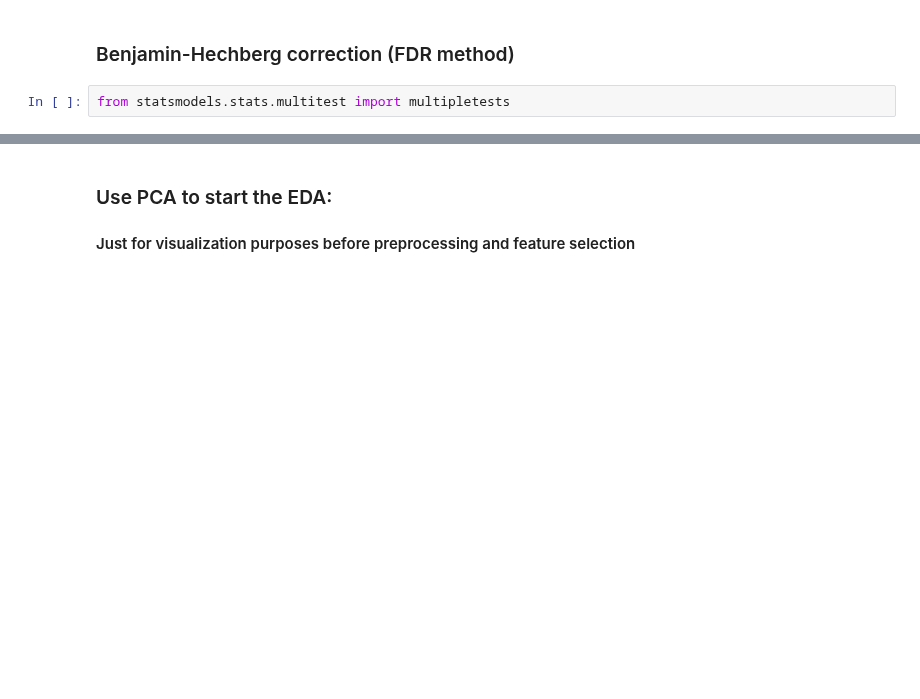
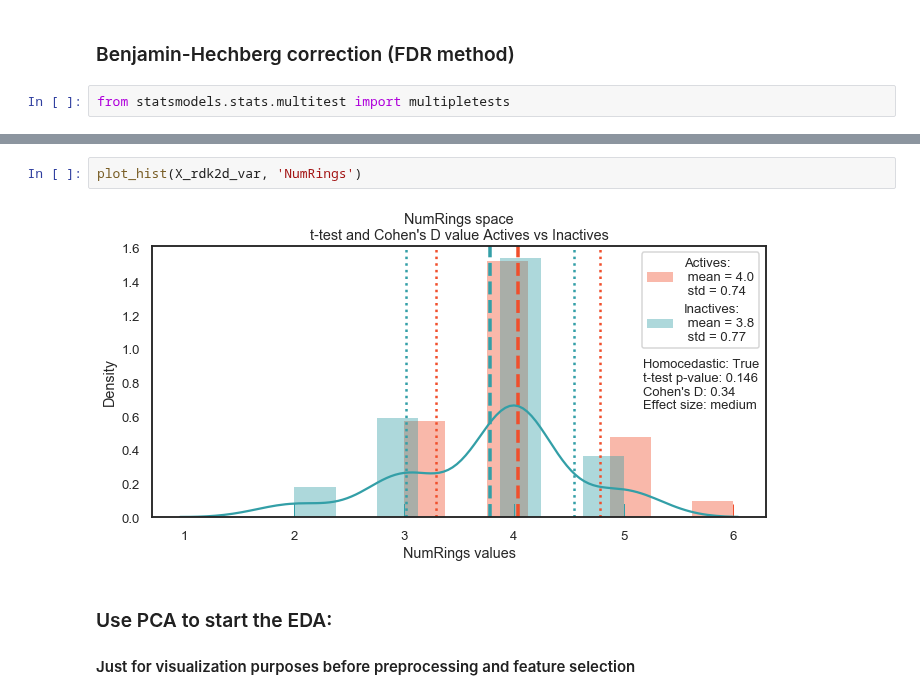
Before and after one commit to jRicciL/ERK2_notebooks, a Jupyter notebook: X_Reviewing_Fourches_work/7_2DRDKit_Analysis.ipynb, the cells around one changed output, grey strips where cells are left out. Saved outputs shown, nothing was run; the diff lists cells and outputs as text; blank space fills up the shorter version.

```diff
--- a/X_Reviewing_Fourches_work/7_2DRDKit_Analysis.ipynb
+++ b/X_Reviewing_Fourches_work/7_2DRDKit_Analysis.ipynb
@@ -574,3 +638,7 @@ NameError: name 'I' is not defined
+# %%
+plot_hist(X_rdk2d_var, 'NumRings')
+# %% [output]
+[figure, added]
 # %% [markdown]
 ### Use PCA to start the EDA:
 #### Just for visualization purposes before preprocessing and feature selection
```
Also changed, not shown: parts of 30 cells of this notebook.
